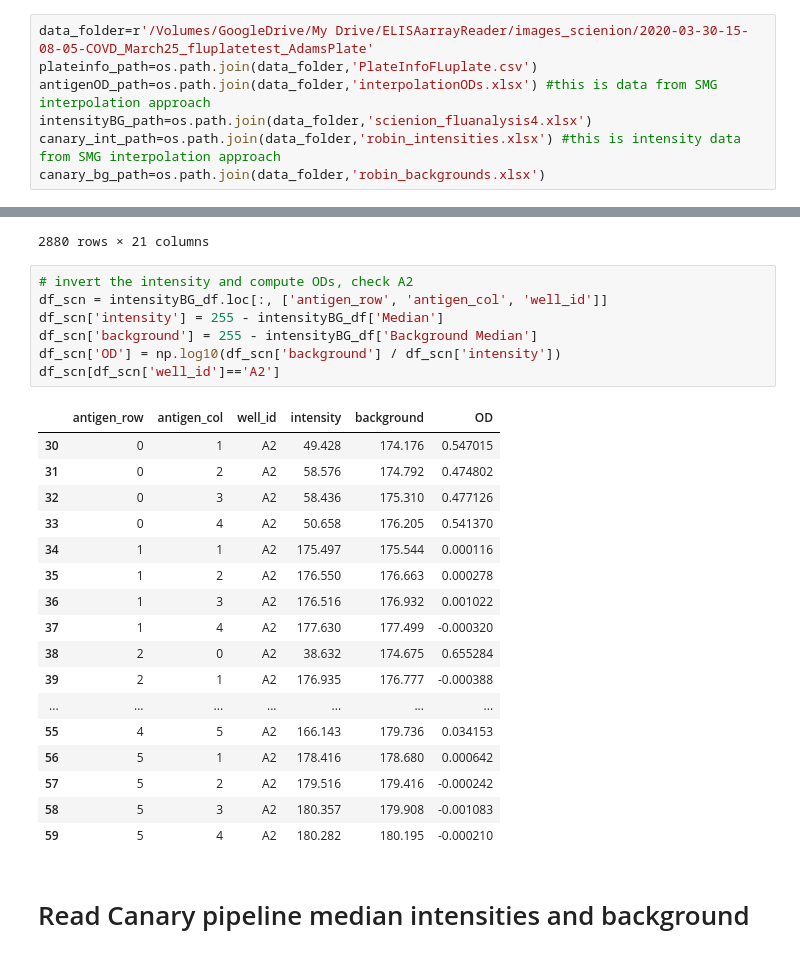
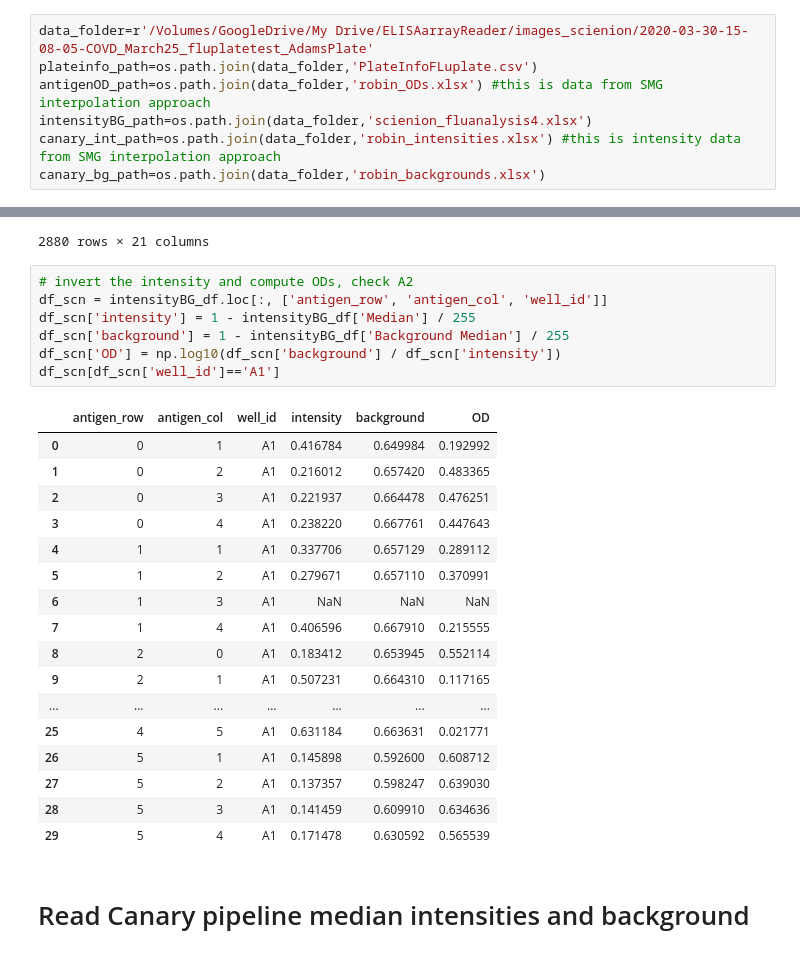
Before and after one commit to mehta-lab/multiSero, a Jupyter notebook: notebooks_interpretation/20200330_March25_flutasteplate_1/FluPlateInterpretationV4_smg.ipynb, the cells around one changed output, grey strips where cells are left out. Saved outputs shown, nothing was run; the diff lists cells and outputs as text.

```diff
--- a/notebooks_interpretation/20200330_March25_flutasteplate_1/FluPlateInterpretationV4_smg.ipynb
+++ b/notebooks_interpretation/20200330_March25_flutasteplate_1/FluPlateInterpretationV4_smg.ipynb
@@ -32,7 +32,7 @@ For ease of reading and manipulating data, all data is converted in $n$-dimensio
 # %%
 data_folder=r'/Volumes/GoogleDrive/My Drive/ELISAarrayReader/images_scienion/2020-03-30-15-08-05-COVD_March25_fluplatetest_AdamsPlate'
 plateinfo_path=os.path.join(data_folder,'PlateInfoFLuplate.csv')
-antigenOD_path=os.path.join(data_folder,'interpolationODs.xlsx') #this is data from SMG interpolation approach
+antigenOD_path=os.path.join(data_folder,'robin_ODs.xlsx') #this is data from SMG interpolation approach
 intensityBG_path=os.path.join(data_folder,'scienion_fluanalysis4.xlsx')
 canary_int_path=os.path.join(data_folder,'robin_intensities.xlsx') #this is intensity data from SMG interpolation approach
 canary_bg_path=os.path.join(data_folder,'robin_backgrounds.xlsx')
@@ -199,28 +196,28 @@ intensityBG_df
 # %%
 # invert the intensity and compute ODs, check A2
 df_scn = intensityBG_df.loc[:, ['antigen_row', 'antigen_col', 'well_id']]
-df_scn['intensity'] = 255 - intensityBG_df['Median']
-df_scn['background'] = 255 - intensityBG_df['Background Median']
+df_scn['intensity'] = 1 - intensityBG_df['Median'] / 255
+df_scn['background'] = 1 - intensityBG_df['Background Median'] / 255
 df_scn['OD'] = np.log10(df_scn['background'] / df_scn['intensity'])
-df_scn[df_scn['well_id']=='A2']
+df_scn[df_scn['well_id']=='A1']
 # %% [output]
 |  | antigen_row | antigen_col | well_id | intensity | background | OD |
-| 30 | 0 | 1 | A2 | 49.428 | 174.176 | 0.547015 |
-| 31 | 0 | 2 | A2 | 58.576 | 174.792 | 0.474802 |
-| 32 | 0 | 3 | A2 | 58.436 | 175.310 | 0.477126 |
-| 33 | 0 | 4 | A2 | 50.658 | 176.205 | 0.541370 |
-| 34 | 1 | 1 | A2 | 175.497 | 175.544 | 0.000116 |
-| 35 | 1 | 2 | A2 | 176.550 | 176.663 | 0.000278 |
-| 36 | 1 | 3 | A2 | 176.516 | 176.932 | 0.001022 |
-| 37 | 1 | 4 | A2 | 177.630 | 177.499 | -0.000320 |
-| 38 | 2 | 0 | A2 | 38.632 | 174.675 | 0.655284 |
-| 39 | 2 | 1 | A2 | 176.935 | 176.777 | -0.000388 |
+| 0 | 0 | 1 | A1 | 0.416784 | 0.649984 | 0.192992 |
+| 1 | 0 | 2 | A1 | 0.216012 | 0.657420 | 0.483365 |
+| 2 | 0 | 3 | A1 | 0.221937 | 0.664478 | 0.476251 |
+| 3 | 0 | 4 | A1 | 0.238220 | 0.667761 | 0.447643 |
+| 4 | 1 | 1 | A1 | 0.337706 | 0.657129 | 0.289112 |
+| 5 | 1 | 2 | A1 | 0.279671 | 0.657110 | 0.370991 |
+| 6 | 1 | 3 | A1 | NaN | NaN | NaN |
+| 7 | 1 | 4 | A1 | 0.406596 | 0.667910 | 0.215555 |
+| 8 | 2 | 0 | A1 | 0.183412 | 0.653945 | 0.552114 |
+| 9 | 2 | 1 | A1 | 0.507231 | 0.664310 | 0.117165 |
 | ... | ... | ... | ... | ... | ... | ... |
-| 55 | 4 | 5 | A2 | 166.143 | 179.736 | 0.034153 |
-| 56 | 5 | 1 | A2 | 178.416 | 178.680 | 0.000642 |
-| 57 | 5 | 2 | A2 | 179.516 | 179.416 | -0.000242 |
-| 58 | 5 | 3 | A2 | 180.357 | 179.908 | -0.001083 |
-| 59 | 5 | 4 | A2 | 180.282 | 180.195 | -0.000210 |
+| 25 | 4 | 5 | A1 | 0.631184 | 0.663631 | 0.021771 |
+| 26 | 5 | 1 | A1 | 0.145898 | 0.592600 | 0.608712 |
+| 27 | 5 | 2 | A1 | 0.137357 | 0.598247 | 0.639030 |
+| 28 | 5 | 3 | A1 | 0.141459 | 0.609910 | 0.634636 |
+| 29 | 5 | 4 | A1 | 0.171478 | 0.630592 | 0.565539 |
 # %% [markdown]
 # Read Canary pipeline median intensities and background
 # %%
```
Also changed, not shown: parts of 6 cells of this notebook.
